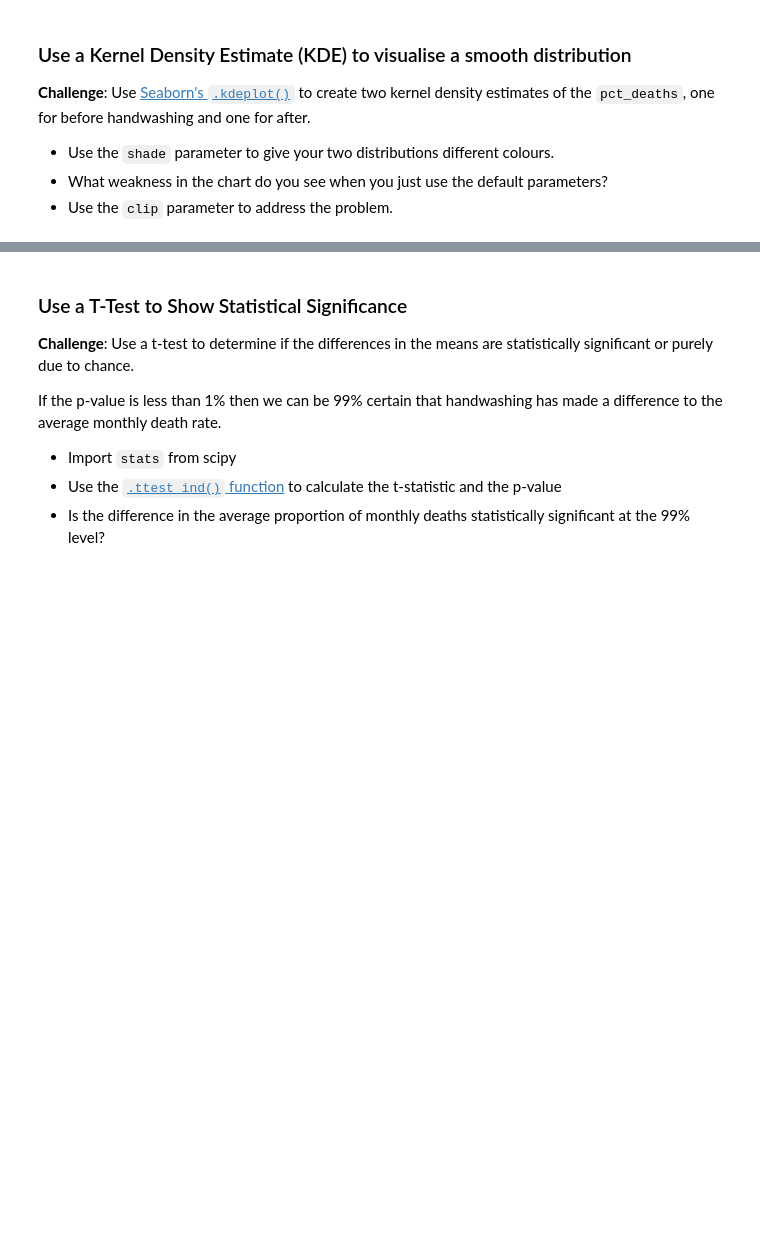
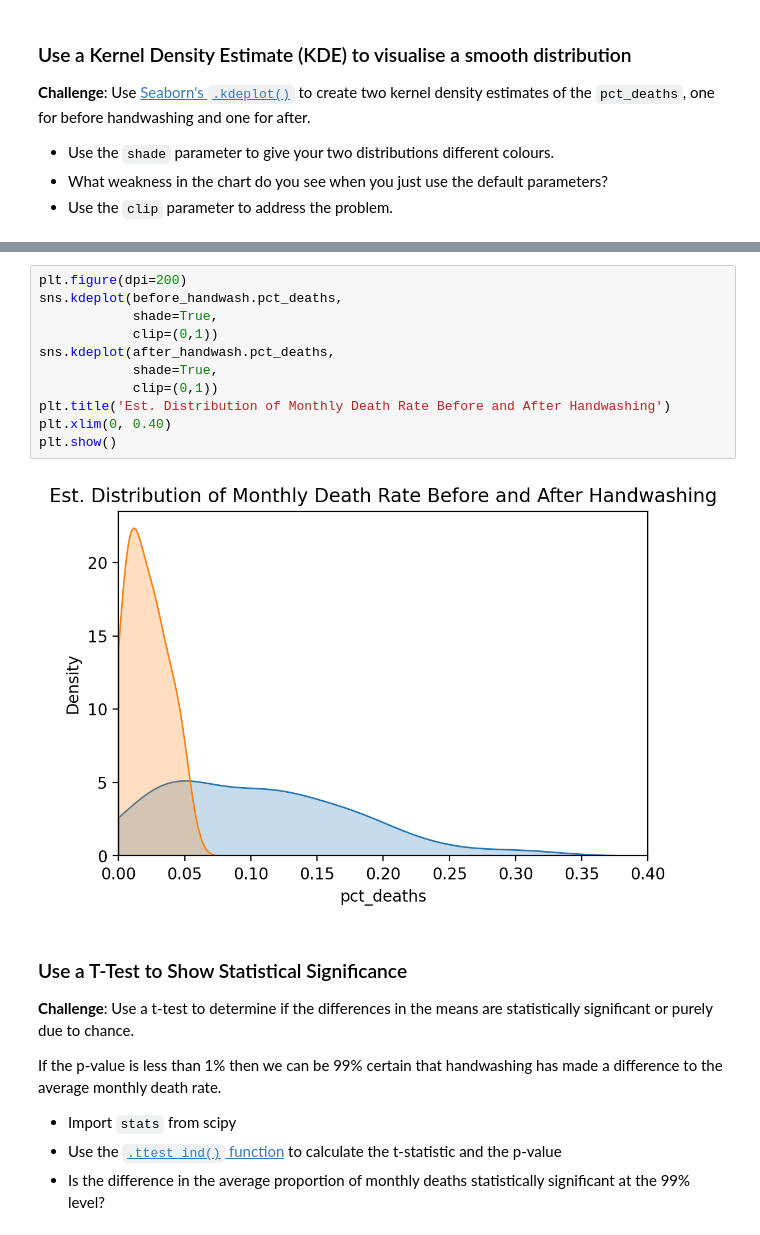
Before and after one commit to halilcodes/benefits-of-handwashing, a Jupyter notebook: Dr_Semmelweis_Handwashing_Discovery_(start).ipynb, the cells around one changed output, grey strips where cells are left out. Saved outputs shown, nothing was run; the diff lists cells and outputs as text; blank space fills up the shorter version.

```diff
--- a/Dr_Semmelweis_Handwashing_Discovery_(start).ipynb
+++ b/Dr_Semmelweis_Handwashing_Discovery_(start).ipynb
@@ -352,3 +593,16 @@ handwashing_start = pd.to_datetime('1847-06-01')
+# %%
+plt.figure(dpi=200)
+sns.kdeplot(before_handwash.pct_deaths,
+            shade=True,
+            clip=(0,1))
+sns.kdeplot(after_handwash.pct_deaths,
+            shade=True,
+            clip=(0,1))
+plt.title('Est. Distribution of Monthly Death Rate Before and After Handwashing')
+plt.xlim(0, 0.40)
+plt.show()
+# %% [output]
+[figure, added]
 # %% [markdown]
 ### Use a T-Test to Show Statistical Significance
 
```
Also changed, not shown: parts of 28 cells of this notebook.
